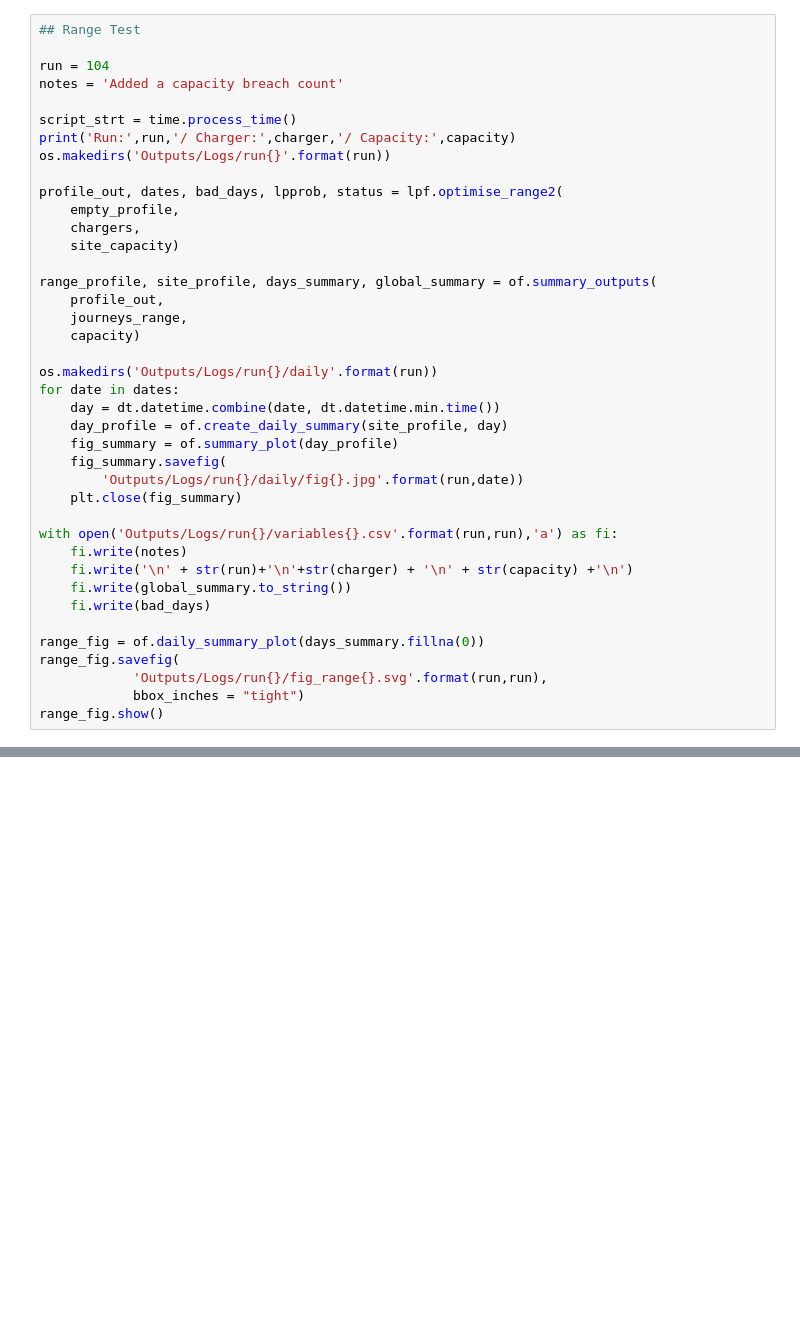
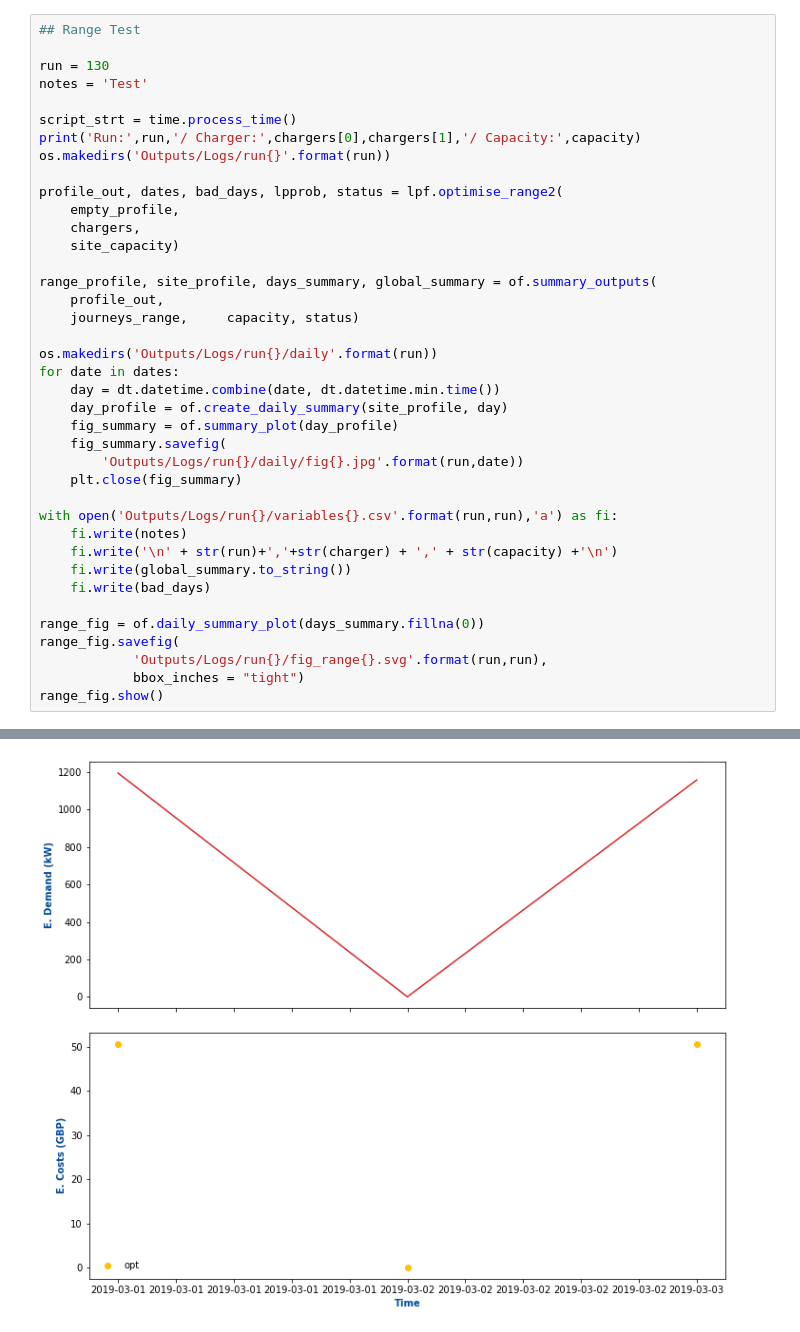
Before and after one commit to SGKFPS/smart_charger, a Jupyter notebook: PuLP-P1.ipynb, the cells around one changed output, grey strips where cells are left out. Saved outputs shown, nothing was run; the diff lists cells and outputs as text; blank space fills up the shorter version.

```diff
--- a/PuLP-P1.ipynb
+++ b/PuLP-P1.ipynb
@@ -119,11 +139,11 @@ fig.show()
 # %%
 ## Range Test
 
-run = 104
-notes = 'Added a capacity breach count'
+run = 130
+notes = 'Test'
 
 script_strt = time.process_time()
-print('Run:',run,'/ Charger:',charger,'/ Capacity:',capacity)
+print('Run:',run,'/ Charger:',chargers[0],chargers[1],'/ Capacity:',capacity)
 os.makedirs('Outputs/Logs/run{}'.format(run))
 
 profile_out, dates, bad_days, lpprob, status = lpf.optimise_range2(
@@ -133,8 +153,7 @@ profile_out, dates, bad_days, lpprob, status = lpf.optimise_range2(
 
 range_profile, site_profile, days_summary, global_summary = of.summary_outputs(
     profile_out,
-    journeys_range,
-    capacity)
+    journeys_range,     capacity, status)
 
 os.makedirs('Outputs/Logs/run{}/daily'.format(run))
 for date in dates:
@@ -147,7 +166,7 @@ for date in dates:
 
 with open('Outputs/Logs/run{}/variables{}.csv'.format(run,run),'a') as fi:
     fi.write(notes)
-    fi.write('\n' + str(run)+'\n'+str(charger) + '\n' + str(capacity) +'\n')
+    fi.write('\n' + str(run)+','+str(charger) + ',' + str(capacity) +'\n')
     fi.write(global_summary.to_string())
     fi.write(bad_days)
 
@@ -156,3 +175,4 @@ range_fig.savefig(
             'Outputs/Logs/run{}/fig_range{}.svg'.format(run,run),
             bbox_inches = "tight")
 range_fig.show()
+# %% [output]
@@ -158,0 +190 @@ range_fig.show()
+[figure, added]
```
Also changed, not shown: parts of 7 cells of this notebook, 5 other files.
